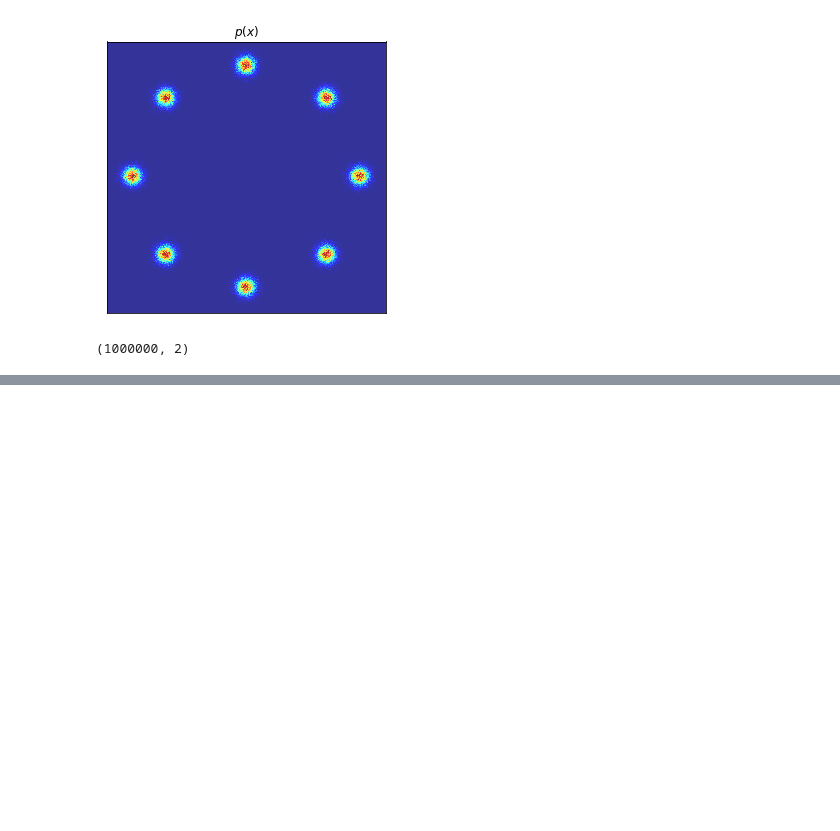
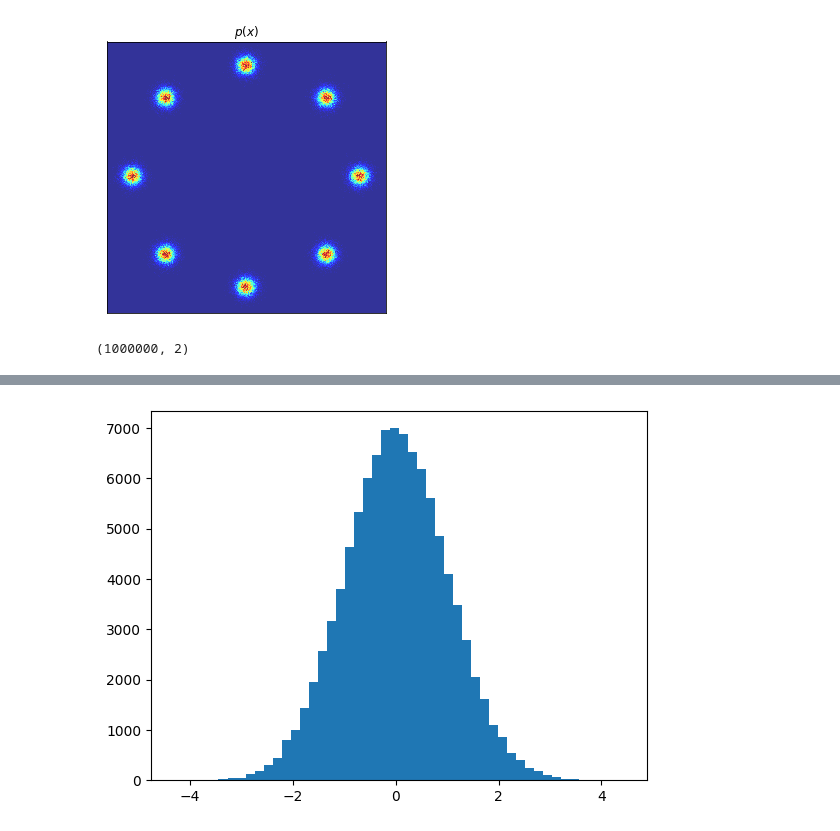
Before and after one commit to brandonlpanos/flows, a Jupyter notebook: scratch.ipynb, the cells around one changed output, grey strips where cells are left out. Cells and saved outputs as stored; diff of their text form; code cells hidden in the pictures; blank space fills up the shorter version.

Commit message:
added new flow

```diff
--- a/scratch.ipynb
+++ b/scratch.ipynb
@@ -41,0 +115,7 @@ dataset.shape
+# %%
+flow_model.eval()
+base = torch.normal(0, 1, size=(100000, 1))
+# %%
+plt.hist(torch.squeeze(base), bins=50);
+# %% [output]
+[figure, added]
```
Also changed, not shown: parts of 6 cells of this notebook, 2 other files.
